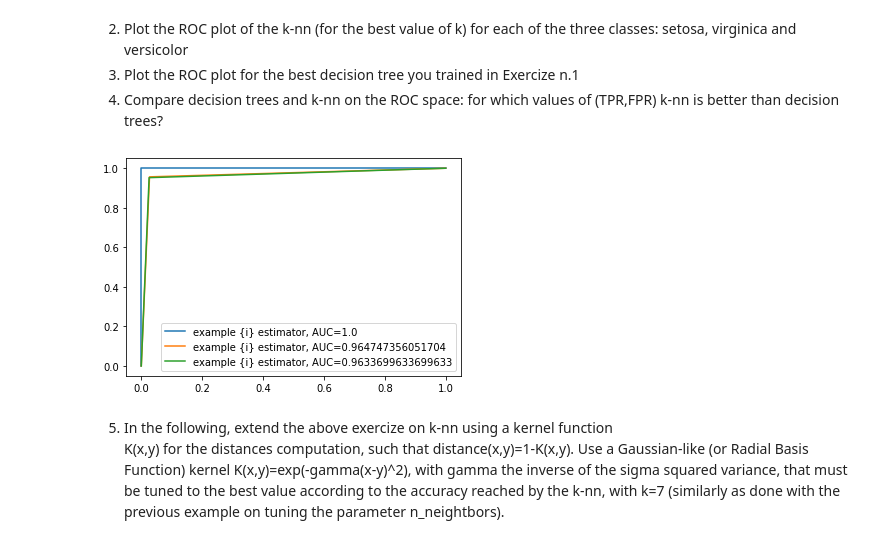
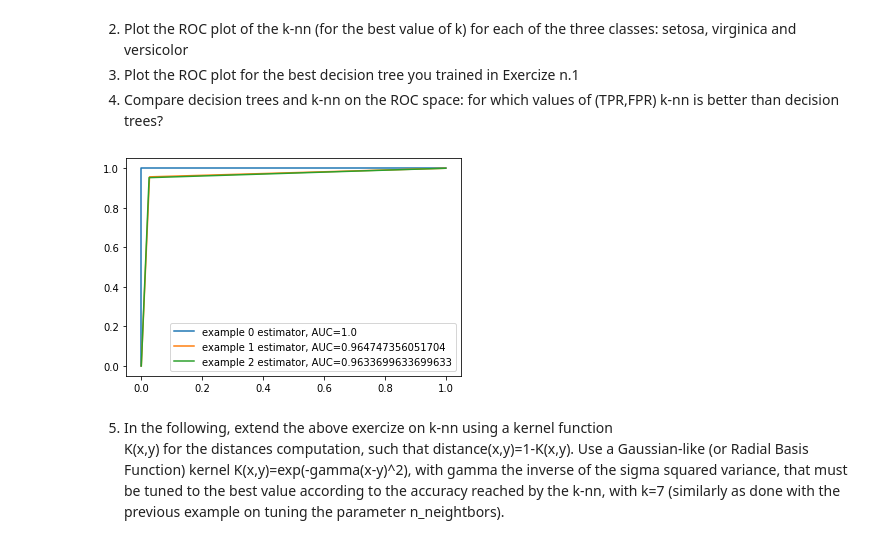
Before and after one commit to Fazzaa/ml_lab, a Jupyter notebook: knn/classification_iris_knn_aa_21_22.ipynb, the cells around one changed output. Cells and saved outputs as stored; diff of their text form; code cells hidden in the pictures.

```diff
--- a/knn/classification_iris_knn_aa_21_22.ipynb
+++ b/knn/classification_iris_knn_aa_21_22.ipynb
@@ -330,20 +330,20 @@ Text(0, 0.5, 'Petal width')
 # %%
 plt.figure(0).clf()
 X = iris.data
 y = iris.target
 
 y = label_binarize(y, classes=[0, 1, 2])
 X_train, X_test, y_train, y_test = train_test_split(X, y, test_size=0.4, random_state=0)
 classifier = OneVsRestClassifier(neighbors.KNeighborsClassifier(7, weights="distance"))
 classifier.fit(X_train, y_train)
 predicted_y = classifier.predict(X_test)
 for i in range(3):
 	fpr, tpr, thresholds = metrics.roc_curve(y_test[:, i], predicted_y[:, i])
 	roc_auc = metrics.auc(fpr, tpr)
-	plt.plot(fpr,tpr,label=f"example {i} estimator, AUC="+str(roc_auc))
+	plt.plot(fpr,tpr,label=f"example {i} estimator, AUC={str(roc_auc)}")
 	plt.legend()
 # %% [output]
-[figure, old version]
+[figure, new version]
 # %% [markdown]
 5. In the following, extend the above exercize on k-nn using a kernel function
 K(x,y) for the distances computation, such that distance(x,y)=1-K(x,y).    Use a Gaussian-like (or Radial Basis Function) kernel K(x,y)=exp(-gamma(x-y)^2), with gamma the inverse of the sigma squared variance, that must be tuned to the best value according to the accuracy reached by the k-nn, with k=7 (similarly as done with the previous example on tuning the parameter n_neightbors).
```
